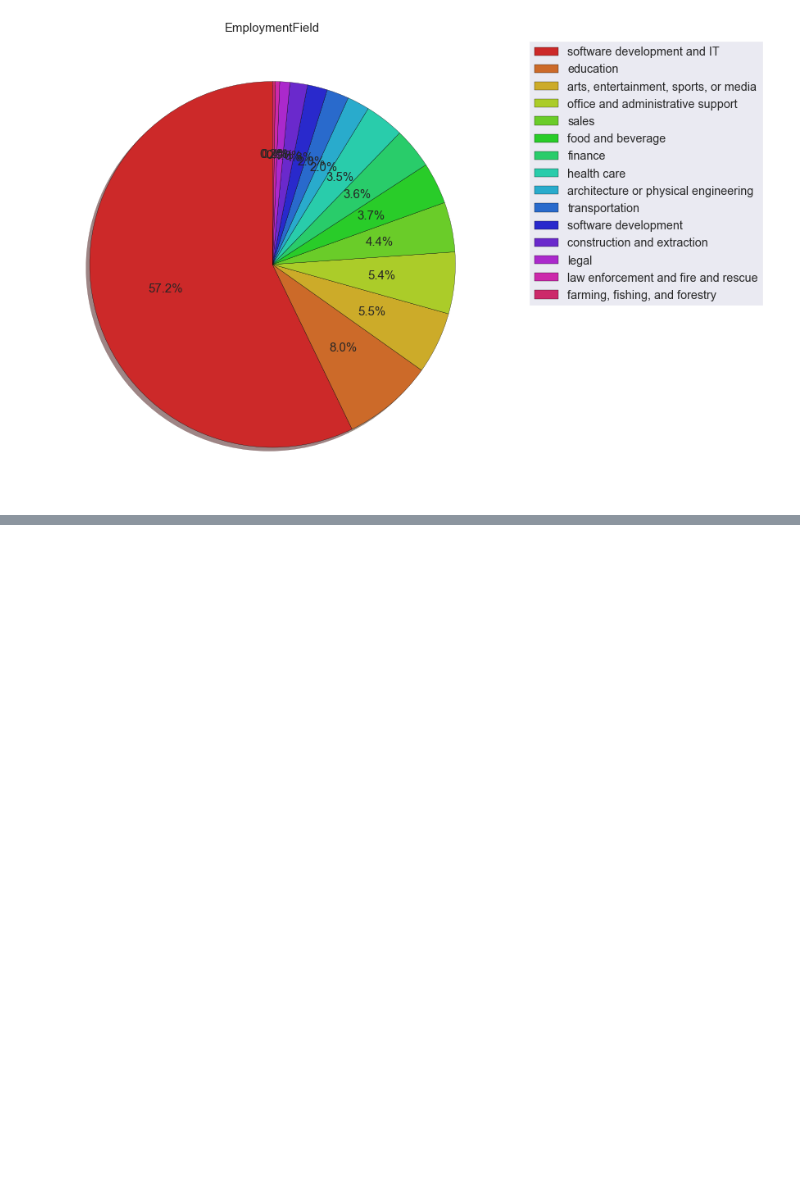
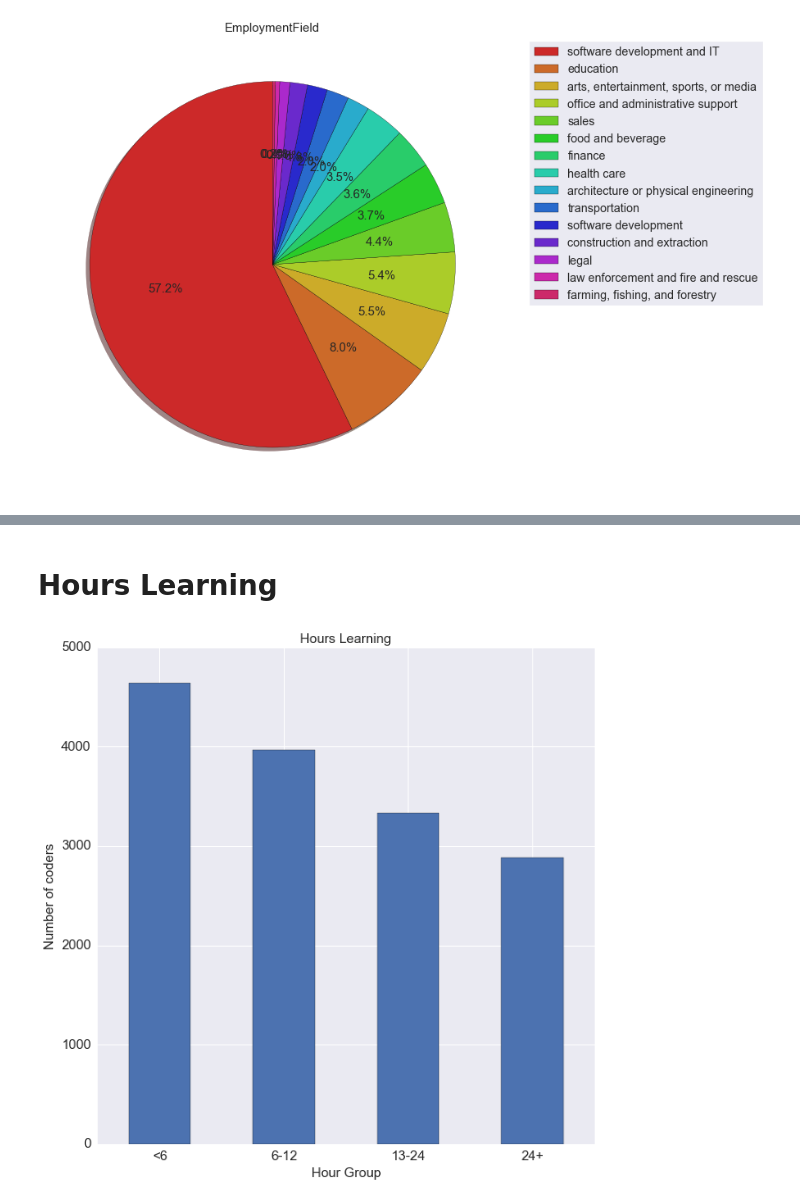
Before and after one commit to xingobar/visualization, a Jupyter notebook: coder survey.ipynb, the cells around one changed output, grey strips where cells are left out. Saved outputs shown, nothing was run; the diff lists cells and outputs as text; code cells hidden in the pictures; blank space fills up the shorter version.

```diff
--- a/coder survey.ipynb
+++ b/coder survey.ipynb
@@ -76,0 +107,13 @@ plt.show()
+# %% [markdown]
+# Hours Learning
+# %%
+df['HoursLearningGroup'] = pd.cut(df['HoursLearning'],[0,6,13,24,999],labels=['<6','6-12','13-24','24+'])
+fig,ax = plt.subplots(figsize=(10,10))
+plt.title('Hours Learning',fontsize=15)
+df['HoursLearningGroup'].value_counts(sort=False).plot(kind='bar',ax=ax,rot=0)
+plt.ylabel('Number of coders',fontsize=15)
+plt.xlabel('Hour Group',fontsize=15)
+ticks = plt.setp(ax.get_xticklabels(),fontsize=15)
+ticks = plt.setp(ax.get_yticklabels(),fontsize=15)
+# %% [output]
+[figure, added]
```
Also changed, not shown: parts of 29 cells of this notebook.
